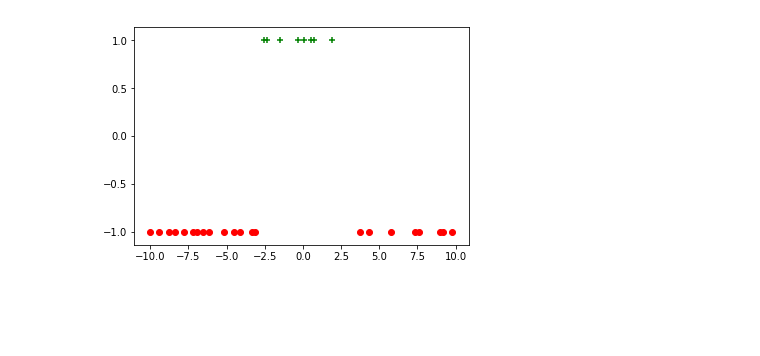
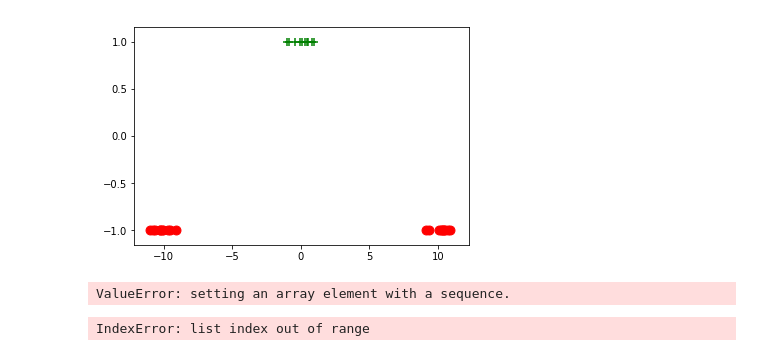
Before and after one commit to Keyrat06/Gaussian_Processes, a Jupyter notebook: Gaussian Classification.ipynb, the cells around one changed output. Drawn from its saved outputs; the diff is of its cells as text; code cells hidden in the pictures; blank space fills up the shorter version.

```diff
--- a/Gaussian Classification.ipynb
+++ b/Gaussian Classification.ipynb
@@ -14,9 +151,20 @@ y[np.where(abs(x)<3)] = 1
+# %%
+#DONE
+x_1 = np.random.choice(np.linspace(-11, -9, 100), 10, replace=False)
+x_2 = np.random.choice(np.linspace(-1, 1, 100), 10, replace=False)
+x_3 = np.random.choice(np.linspace(9, 11, 100), 10, replace=False)
+x = np.concatenate((x_1, x_2, x_3), axis=0)
+y = -1 * np.ones(len(x))
+y[np.where(abs(x)<2)] = 1
 # %%
-for i in range(len(x)):
-    if y[i] > 0:
-        plt.scatter(x[i], y[i], marker='+', color='g')
-    else:
-        plt.scatter(x[i], y[i], marker='o', color='r')
-plt.show()
+#DONE
+def show_plot():
+    for i in range(len(x)):
+        if y[i] > 0:
+            plt.scatter(x[i], y[i], 80, marker='+', color='g')
+        else:
+            plt.scatter(x[i], y[i], 80, marker='o', color='r')
+    plt.show()
+show_plot()
 # %% [output]
-[figure, old version]
+[figure, new version]
@@ -24,0 +171,36 @@ theta = [1.0, 0.5, 0.2]
+# %%
+x_new = np.linspace(-15, 15, 30)
+theta = [.4, 6, 0.5, 0.1]
+theta = optimize_theta(x, y, kernal, params_0=[0.1, 0.1, 0.1, 0.1])
+y_bar, var = GP(x_new, x, y, kernal, theta)
+
+fig, axs = plt.subplots(1, 1)
+for i in range(len(x)):
+    if y[i] > 0:
+        axs.scatter(x[i], y[i], 80, marker='+', color='g')
+    else:
+        axs.scatter(x[i], y[i], 80, marker='o', color='r')
+axs.plot(x_new, y_bar,  color='k')
+pretty_plot(fig, axs)
+# %% [output]
+ValueError: setting an array element with a sequence.
+# %%
+x_new = np.linspace(-15, 15, 30)
+theta = [1, 0.5]
+y_bar, var = GP(x_new, x, y, kernal, theta)
+y_low, y_high = get_low_and_high(y_bar, var)
+
+fig, axs = plt.subplots(1, 1)
+axs.fill_between(x_new, y_low, y_high, alpha=0.5, color='r')
+for i in range(len(x)):
+    if y[i] > 0:
+        axs.scatter(x[i], y[i], 100, marker='+', color='g')
+    else:
+        axs.scatter(x[i], y[i], 100, marker='o', color='r')
+prob = np.zeros(len(y_bar))
+for i in range(len(y_bar)):
+    prob[i] = sigmoid(y_bar[i])
+axs.plot(x_new, prob,  color='k')
+pretty_plot(fig, axs)
+# %% [output]
+IndexError: list index out of range
```
Also changed, not shown: parts of 20 cells of this notebook.
